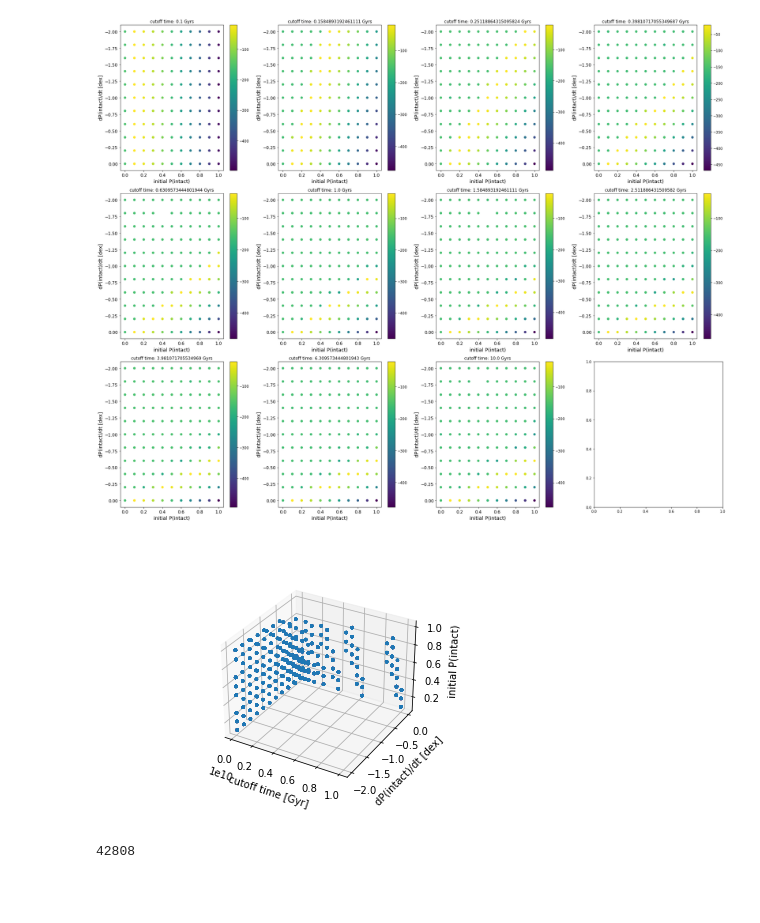
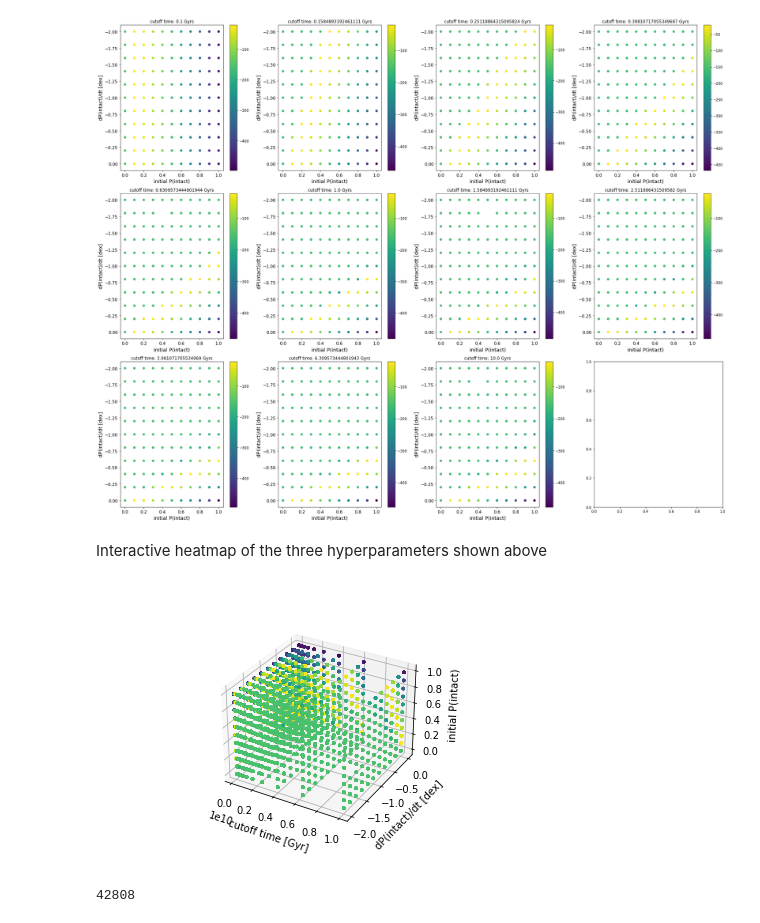
Before and after one commit to exoclam/sculpting, a Jupyter notebook: hipergator/analyze-hipergator-normalized_multiplicities.ipynb, the cells around one changed output. Drawn from its saved outputs; the diff is of its cells as text; code cells hidden in the pictures; blank space fills up the shorter version.

```diff
--- a/hipergator/analyze-hipergator-normalized_multiplicities.ipynb
+++ b/hipergator/analyze-hipergator-normalized_multiplicities.ipynb
@@ -520,23 +520,26 @@ plt.savefig('normalized_logL_heatmap.png')
 plt.show()
 # %% [output]
 [figure]
+# %% [markdown]
+Interactive heatmap of the three hyperparameters shown above
 # %%
 %matplotlib widget
 
-df_keep = df.loc[df.normalized_logL >= -100]
+#df_keep = df.loc[df.normalized_logL >= -100]
+df_keep = df
 fig = plt.figure()
 ax = plt.axes(projection='3d')
 #im = ax.scatter3D(df_keep.c, df_keep.m, df_keep.b, c=df_keep.normalized_logL, s=5)
-im = ax.scatter3D(df_keep.c, df_keep.m, df_keep.b, s=5)
+im = ax.scatter3D(df_keep.c, df_keep.m, df_keep.b, c=df_keep.normalized_logL, s=5)
 ax.set_xlabel('cutoff time [Gyr]')
 #ax.set_xscale('log')
 ax.set_ylabel('dP(intact)/dt [dex]')
 ax.set_zlabel('initial P(intact)')
 #fig.colorbar(im, ax=ax)
 #fig.tight_layout()
 plt.show()
 # %% [output]
-[figure, old version]
+[figure, new version]
 # %%
 len(df.loc[(df.intact_frac2 == 0)])
 # %% [output]
```
Also changed, not shown: 1 other file.
